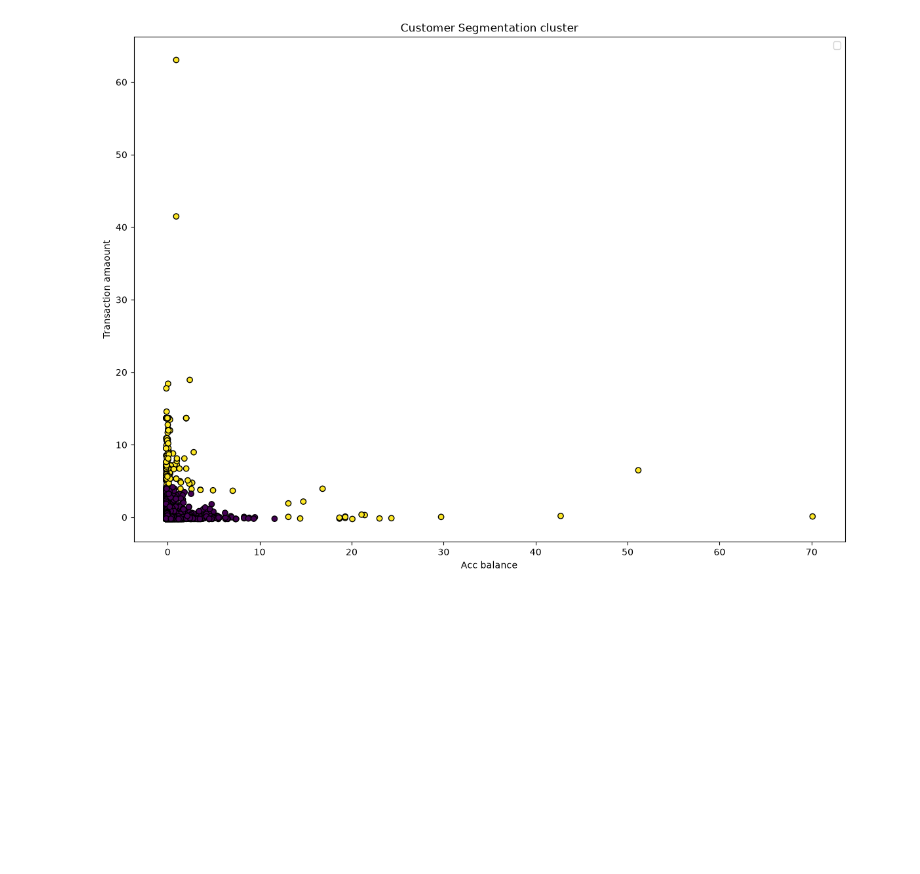
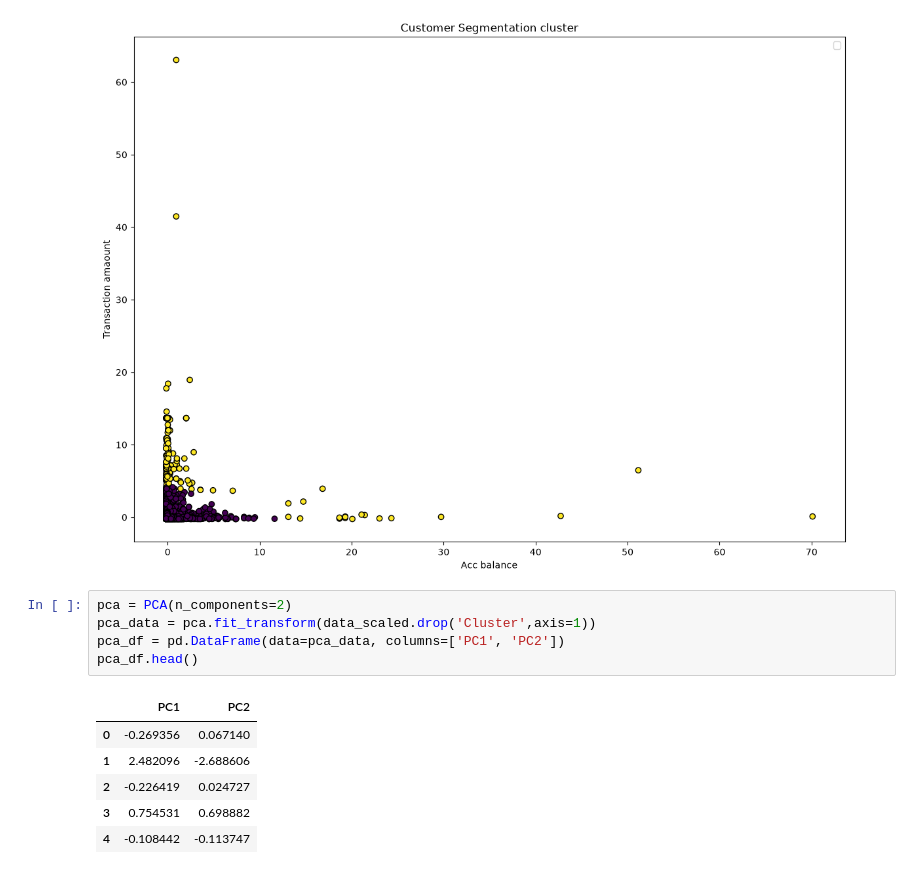
Before and after one commit to arjun-aji/bia-data-science-ai-journey, a Jupyter notebook: ML/Unsupervised/bank_transaction.ipynb, the cells around one changed output. Drawn from its saved outputs; the diff is of its cells as text; blank space fills up the shorter version.

```diff
--- a/ML/Unsupervised/bank_transaction.ipynb
+++ b/ML/Unsupervised/bank_transaction.ipynb
@@ -133,3 +133,15 @@ plt.legend()
 plt.show()
 # %% [output]
 [figure]
+# %%
+pca = PCA(n_components=2)
+pca_data = pca.fit_transform(data_scaled.drop('Cluster',axis=1))
+pca_df = pd.DataFrame(data=pca_data, columns=['PC1', 'PC2'])
+pca_df.head()
+# %% [output]
+|  | PC1 | PC2 |
+| 0 | -0.269356 | 0.067140 |
+| 1 | 2.482096 | -2.688606 |
+| 2 | -0.226419 | 0.024727 |
+| 3 | 0.754531 | 0.698882 |
+| 4 | -0.108442 | -0.113747 |
```
Also changed, not shown: parts of 4 cells of this notebook, 1 other file.
